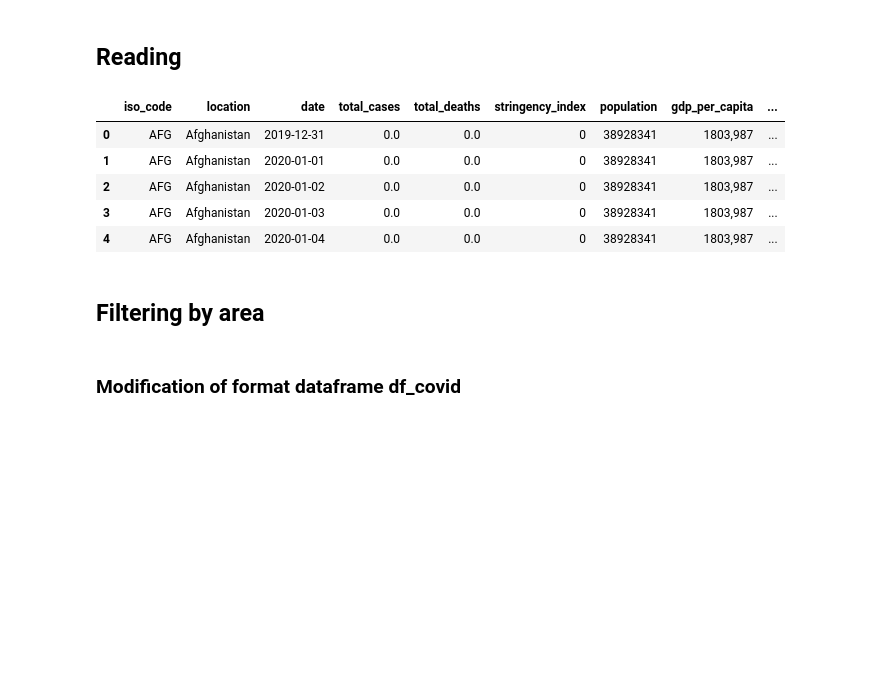
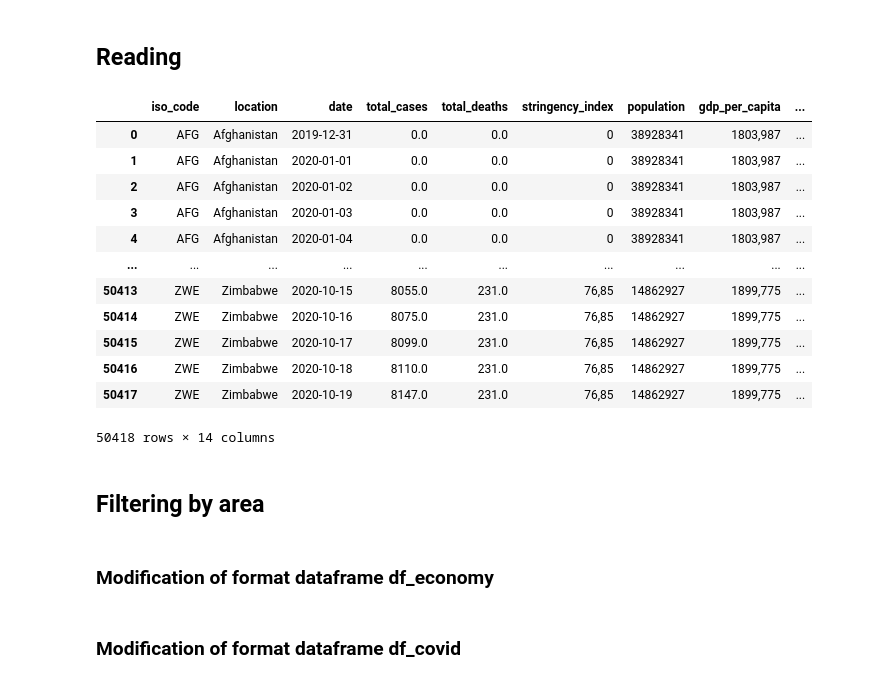
Before and after one commit to fernandolalanne/Practice-Project-Digital-Lab, a Jupyter notebook: analysis.ipynb, the cells around one changed output. Drawn from its saved outputs; the diff is of its cells as text; code cells hidden in the pictures; blank space fills up the shorter version.

```diff
--- a/analysis.ipynb
+++ b/analysis.ipynb
@@ -32,14 +34,23 @@ df_poverty = pd.read_csv(poverty_data, delimiter=',')
 df_trade = pd.read_csv(trade_data, delimiter=',')
 df_economy = pd.read_csv(general_economy_data, delimiter=';') # ---> falta analizar
+# %%
+df_economy = pd.read_csv(general_economy_data, delimiter=';') # ---> falta analizar
 # %%
-df_economy.head()
+df_economy
 # %% [output]
 |  | iso_code | location | date | total_cases | total_deaths | stringency_index | population | gdp_per_capita | ... |
 | 0 | AFG | Afghanistan | 2019-12-31 | 0.0 | 0.0 | 0 | 38928341 | 1803,987 | ... |
 | 1 | AFG | Afghanistan | 2020-01-01 | 0.0 | 0.0 | 0 | 38928341 | 1803,987 | ... |
 | 2 | AFG | Afghanistan | 2020-01-02 | 0.0 | 0.0 | 0 | 38928341 | 1803,987 | ... |
 | 3 | AFG | Afghanistan | 2020-01-03 | 0.0 | 0.0 | 0 | 38928341 | 1803,987 | ... |
 | 4 | AFG | Afghanistan | 2020-01-04 | 0.0 | 0.0 | 0 | 38928341 | 1803,987 | ... |
+| ... | ... | ... | ... | ... | ... | ... | ... | ... | ... |
+| 50413 | ZWE | Zimbabwe | 2020-10-15 | 8055.0 | 231.0 | 76,85 | 14862927 | 1899,775 | ... |
+| 50414 | ZWE | Zimbabwe | 2020-10-16 | 8075.0 | 231.0 | 76,85 | 14862927 | 1899,775 | ... |
+| 50415 | ZWE | Zimbabwe | 2020-10-17 | 8099.0 | 231.0 | 76,85 | 14862927 | 1899,775 | ... |
+| 50416 | ZWE | Zimbabwe | 2020-10-18 | 8110.0 | 231.0 | 76,85 | 14862927 | 1899,775 | ... |
+| 50417 | ZWE | Zimbabwe | 2020-10-19 | 8147.0 | 231.0 | 76,85 | 14862927 | 1899,775 | ... |
+50418 rows × 14 columns
 # %% [markdown]
 ## Filtering by area
 # %%
@@ -60,0 +72,2 @@ df_americas = pd.merge(df_americas, df_poverty_renamed, on=['Entity', 'Year'], h
+# %% [markdown]
+### Modification of format dataframe df_economy
```
Also changed, not shown: parts of 30 cells of this notebook.
